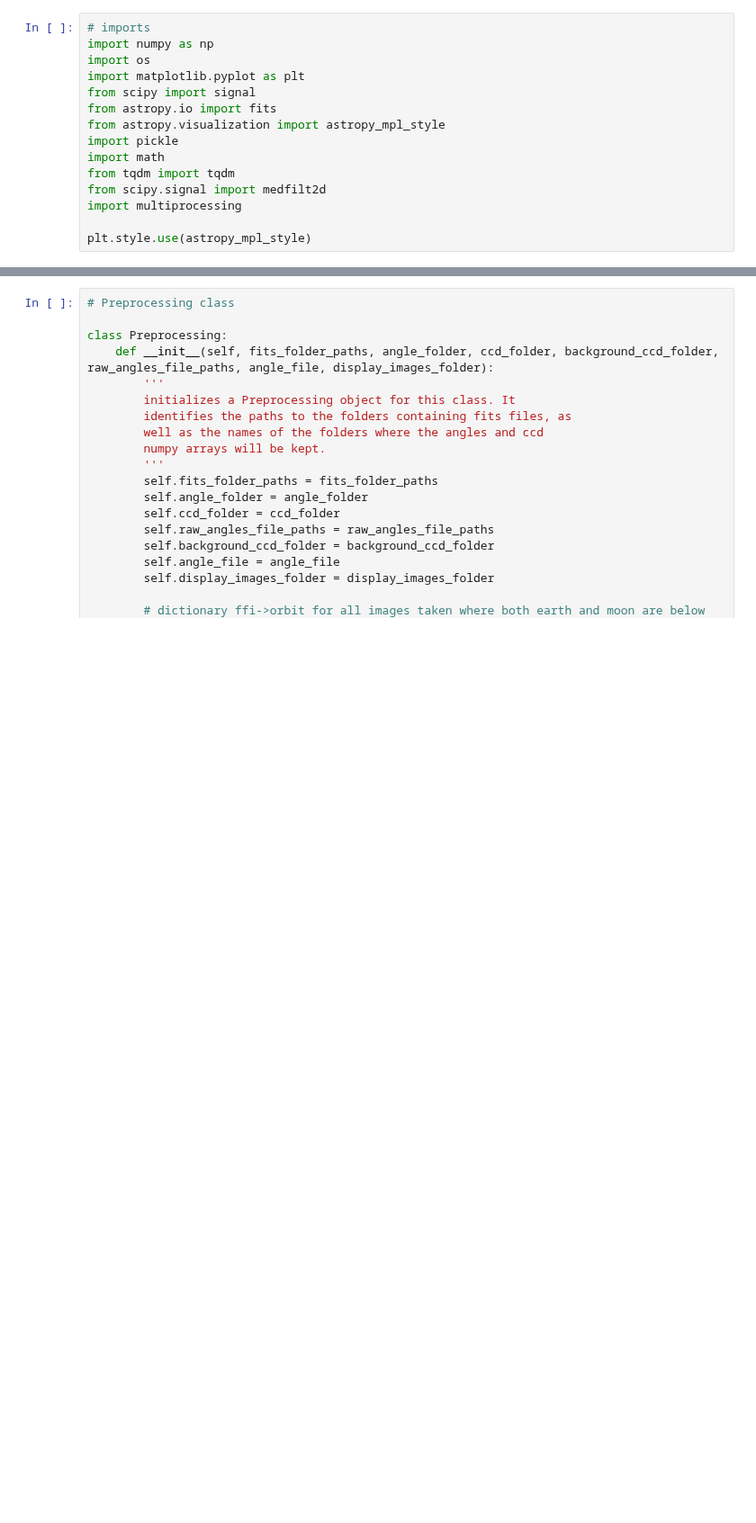
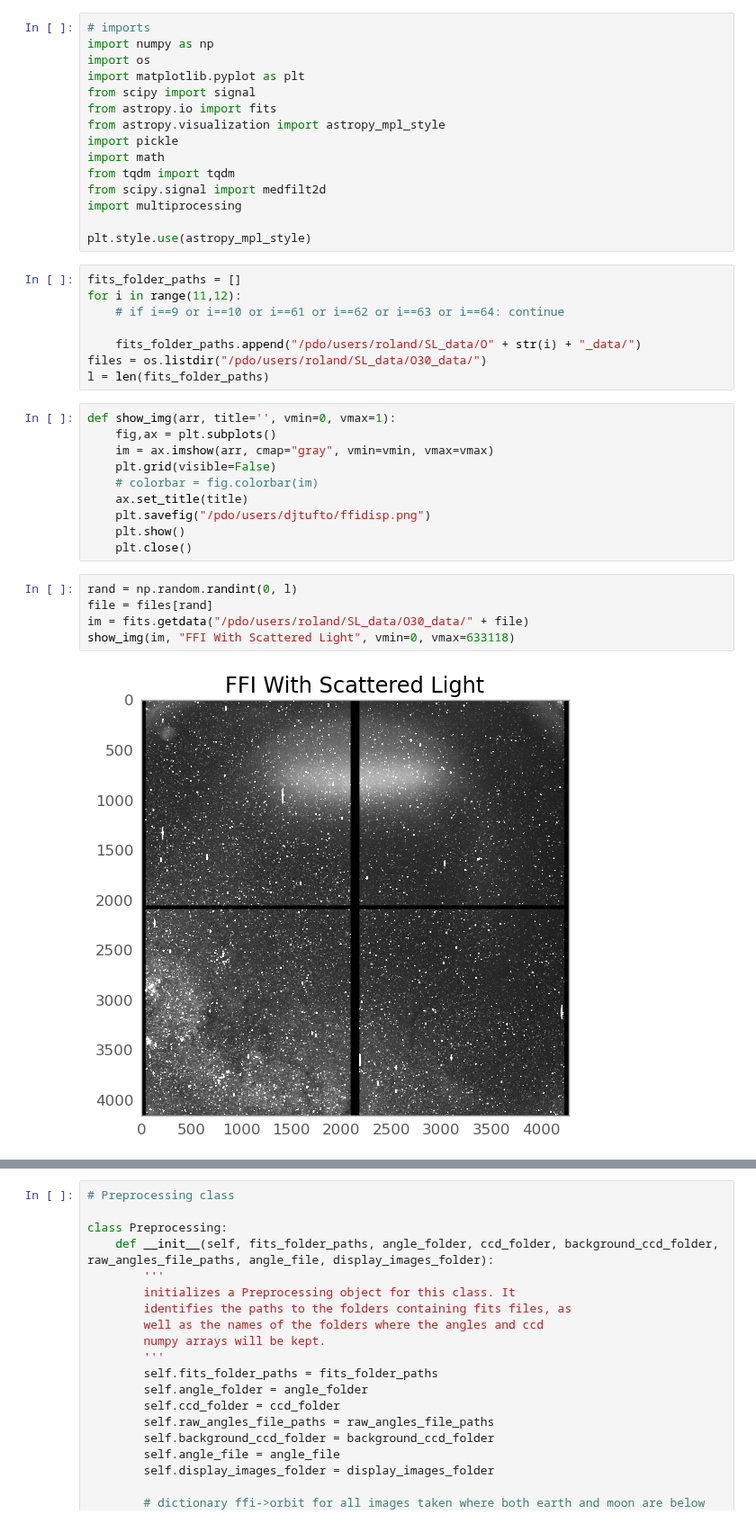
Before and after one commit to daniel-muthukrishna/BEAM, a Jupyter notebook: archived/Preprocessing_im4096x4096.ipynb, the cells around one changed output, grey strips where cells are left out. Shown at 90% size. Drawn from its saved outputs; the diff is of its cells as text; blank space fills up the shorter version.

```diff
--- a/archived/Preprocessing_im4096x4096.ipynb
+++ b/archived/Preprocessing_im4096x4096.ipynb
@@ -13,3 +13,28 @@ from scipy.signal import medfilt2d
 import multiprocessing
 
 plt.style.use(astropy_mpl_style)
+# %%
+fits_folder_paths = []
+for i in range(11,12):
+    # if i==9 or i==10 or i==61 or i==62 or i==63 or i==64: continue
+
+    fits_folder_paths.append("/pdo/users/roland/SL_data/O" + str(i) + "_data/")
+files = os.listdir("/pdo/users/roland/SL_data/O30_data/")
+l = len(fits_folder_paths)
+# %%
+def show_img(arr, title='', vmin=0, vmax=1):
+    fig,ax = plt.subplots()
+    im = ax.imshow(arr, cmap="gray", vmin=vmin, vmax=vmax)
+    plt.grid(visible=False)
+    # colorbar = fig.colorbar(im)
+    ax.set_title(title)
+    plt.savefig("/pdo/users/djtufto/ffidisp.png")
+    plt.show()
+    plt.close()
+# %%
+rand = np.random.randint(0, l)
+file = files[rand]
+im = fits.getdata("/pdo/users/roland/SL_data/O30_data/" + file)
+show_img(im, "FFI With Scattered Light", vmin=0, vmax=633118)
+# %% [output]
+[figure, added]
```
Also changed, not shown: parts of 8 cells of this notebook, 18 other files.
